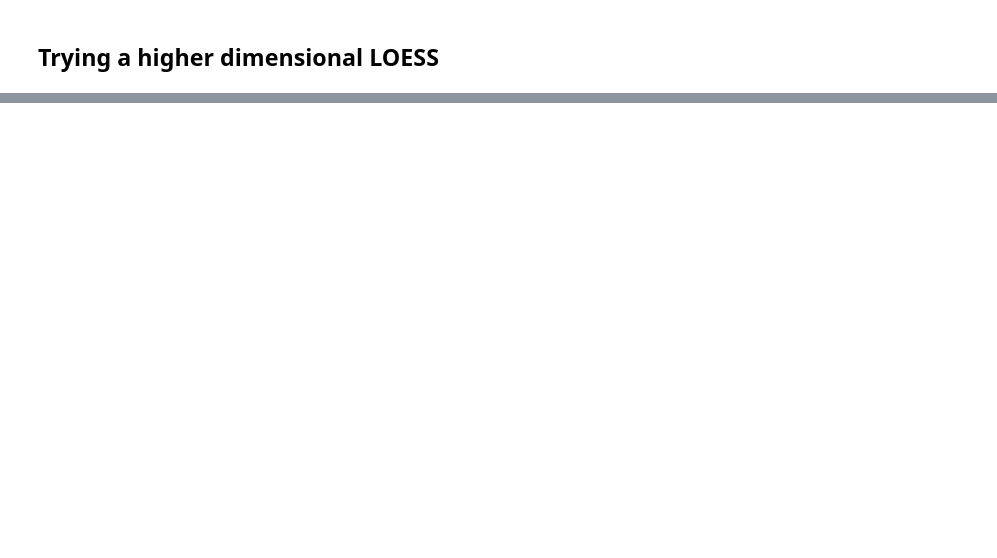
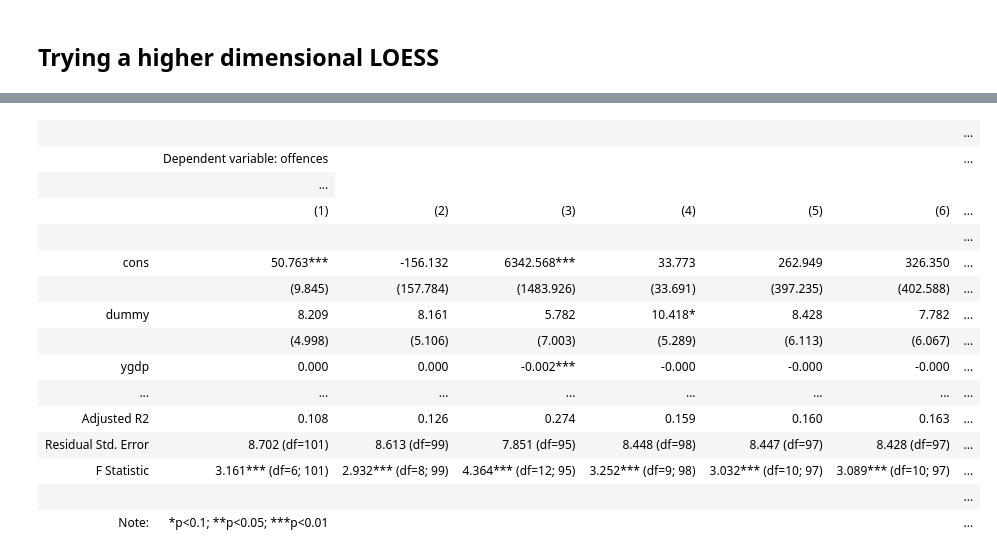
Before and after one commit to caxaxa/PhD_Empirics, a Jupyter notebook: Data_Analysis.ipynb, the cells around one changed output, grey strips where cells are left out. Saved outputs shown, nothing was run; the diff lists cells and outputs as text; code cells hidden in the pictures; blank space fills up the shorter version.

```diff
--- a/Data_Analysis.ipynb
+++ b/Data_Analysis.ipynb
@@ -1182,0 +1894,31 @@ tgdp
+# %%
+#regressing
+
+
+results1 = sm.OLS(merged_df['offences'], merged_df[['cons','dummy','ygdp','unemployment','real_interest','mpu','pf']]).fit()
+results2 = sm.OLS(merged_df['offences'], merged_df[['cons','dummy','t1','t2','ygdp','unemployment','real_interest','mpu','pf']]).fit()
+results3 = sm.OLS(merged_df['offences'], merged_df[['cons','dummy','t1','s1','c1','t2','s2','c2','ygdp','unemployment','real_interest','mpu','pf']]).fit()
+results4 = sm.OLS(merged_df['offences'], merged_df[['cons','dummy','t2','s2','c2','ygdp','unemployment','real_interest','mpu','pf']]).fit()
+results5 = sm.OLS(merged_df['offences'], merged_df[['cons','dummy','t1','t2','s2','q2','ygdp','unemployment','real_interest','mpu','pf']]).fit()
+results6 = sm.OLS(merged_df['offences'], merged_df[['cons','dummy','t1','t2','s2','f2','ygdp','unemployment','real_interest','mpu','pf']]).fit()
+model_list = [results1, results2,results3,results4,results5,results6]
+stargazer = Stargazer(model_list)
+stargazer.covariate_order(['cons','dummy','ygdp','unemployment','real_interest','mpu','pf'])
+HTML(stargazer.render_html())
+# %% [output]
+|  |  |  |  |  |  |  | ... |
+|  | Dependent variable: offences |  |  |  |  |  | ... |
+|  | ... |
+|  | (1) | (2) | (3) | (4) | (5) | (6) | ... |
+|  |  |  |  |  |  |  | ... |
+| cons | 50.763*** | -156.132 | 6342.568*** | 33.773 | 262.949 | 326.350 | ... |
+|  | (9.845) | (157.784) | (1483.926) | (33.691) | (397.235) | (402.588) | ... |
+| dummy | 8.209 | 8.161 | 5.782 | 10.418* | 8.428 | 7.782 | ... |
+|  | (4.998) | (5.106) | (7.003) | (5.289) | (6.113) | (6.067) | ... |
+| ygdp | 0.000 | 0.000 | -0.002*** | -0.000 | -0.000 | -0.000 | ... |
+| ... | ... | ... | ... | ... | ... | ... | ... |
+| Adjusted R2 | 0.108 | 0.126 | 0.274 | 0.159 | 0.160 | 0.163 | ... |
+| Residual Std. Error | 8.702 (df=101) | 8.613 (df=99) | 7.851 (df=95) | 8.448 (df=98) | 8.447 (df=97) | 8.428 (df=97) | ... |
+| F Statistic | 3.161*** (df=6; 101) | 2.932*** (df=8; 99) | 4.364*** (df=12; 95) | 3.252*** (df=9; 98) | 3.032*** (df=10; 97) | 3.089*** (df=10; 97) | ... |
+|  |  |  |  |  |  |  | ... |
+| Note: | *p<0.1; **p<0.05; ***p<0.01 |  |  |  |  |  | ... |
```
Also changed, not shown: parts of 65 cells of this notebook.
